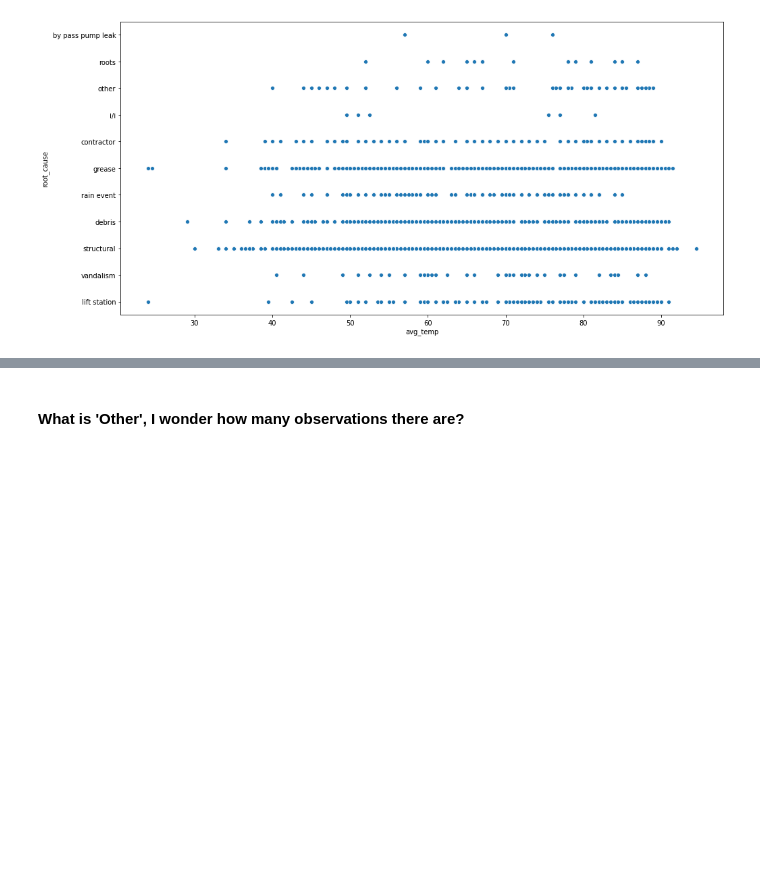
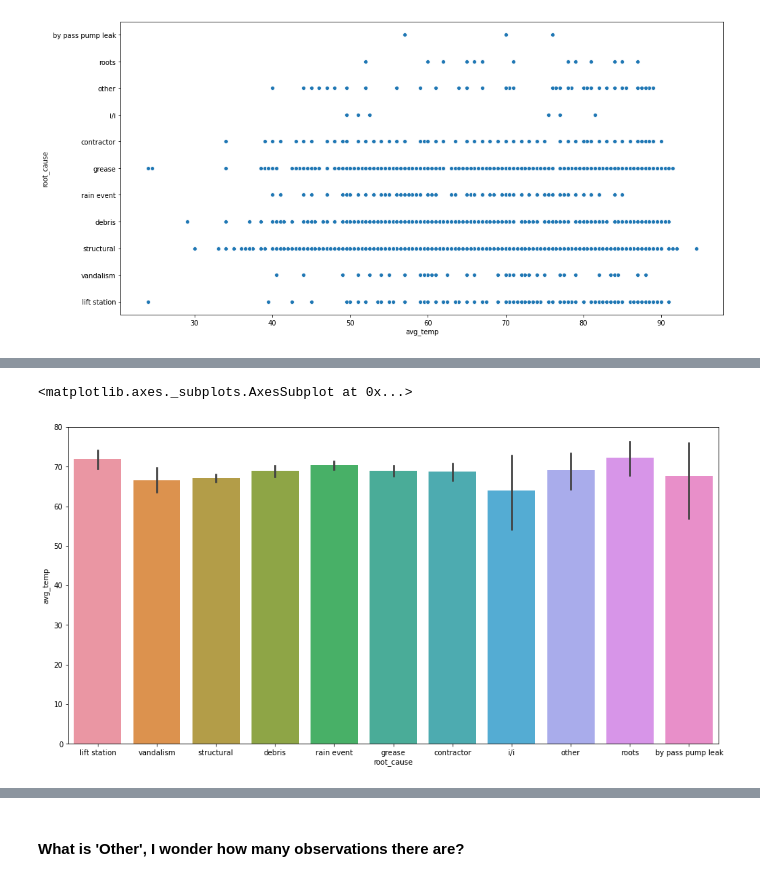
Before and after one commit to we-came-we-SAWS-we-conquered/saws-capstone-project, a Jupyter notebook: jeremy-repo/new_explore.ipynb, the cells around one changed output, grey strips where cells are left out. Drawn from its saved outputs; the diff is of its cells as text; code cells hidden in the pictures; blank space fills up the shorter version.

```diff
--- a/jeremy-repo/new_explore.ipynb
+++ b/jeremy-repo/new_explore.ipynb
@@ -317,0 +324,6 @@ sns.scatterplot(y="root_cause", x="avg_temp", data=train)
+# %%
+plt.figure(figsize=(16,8))
+sns.barplot(x="root_cause", y="avg_temp", data=train)
+# %% [output]
+<matplotlib.axes._subplots.AxesSubplot at 0x...>
+[figure, added]
```
Also changed, not shown: parts of 15 cells of this notebook.
